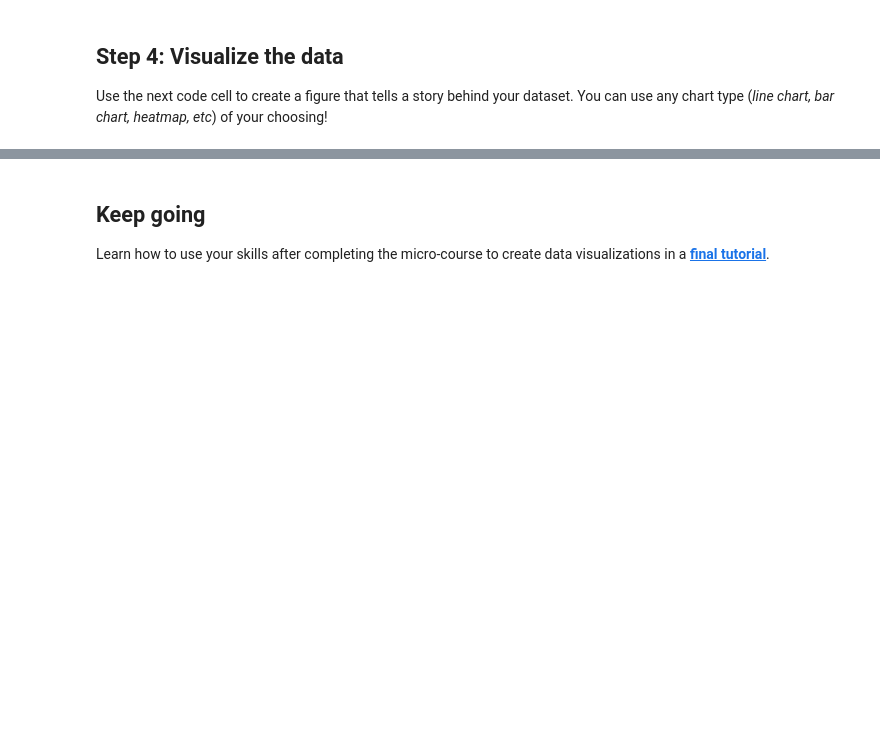
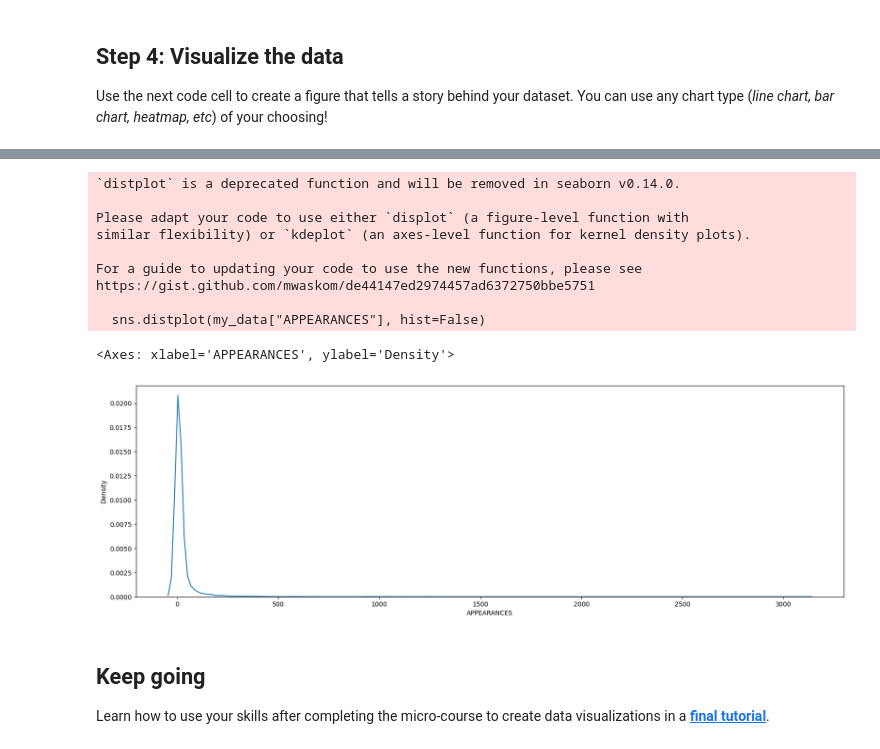
Before and after one commit to bimsi/kaggle-data-visualization, a Jupyter notebook: exercise-final-project.ipynb, the cells around one changed output, grey strips where cells are left out. Drawn from its saved outputs; the diff is of its cells as text; code cells hidden in the pictures; blank space fills up the shorter version.

```diff
--- a/exercise-final-project.ipynb
+++ b/exercise-final-project.ipynb
@@ -122,3 +122,22 @@ step_4.check()
+# %%
+plt.figure(figsize=(20,6))
+sns.distplot(my_data["APPEARANCES"], hist=False)
+#sns.distplot(my_data["YEAR"], hist=False)
+
+#plt.figure(figsize=(12,12))
+#sns.jointplot(x="YEAR", y="APPEARANCES", data=my_data)
+# %% [output]
+`distplot` is a deprecated function and will be removed in seaborn v0.14.0.
+
+Please adapt your code to use either `displot` (a figure-level function with
+similar flexibility) or `kdeplot` (an axes-level function for kernel density plots).
+
+For a guide to updating your code to use the new functions, please see
+https://gist.github.com/mwaskom/de44147ed2974457ad6372750bbe5751
+
+  sns.distplot(my_data["APPEARANCES"], hist=False)
+<Axes: xlabel='APPEARANCES', ylabel='Density'>
+[figure, added]
 # %% [markdown]
 ## Keep going
 
```
Also changed, not shown: parts of 1 cell of this notebook.
